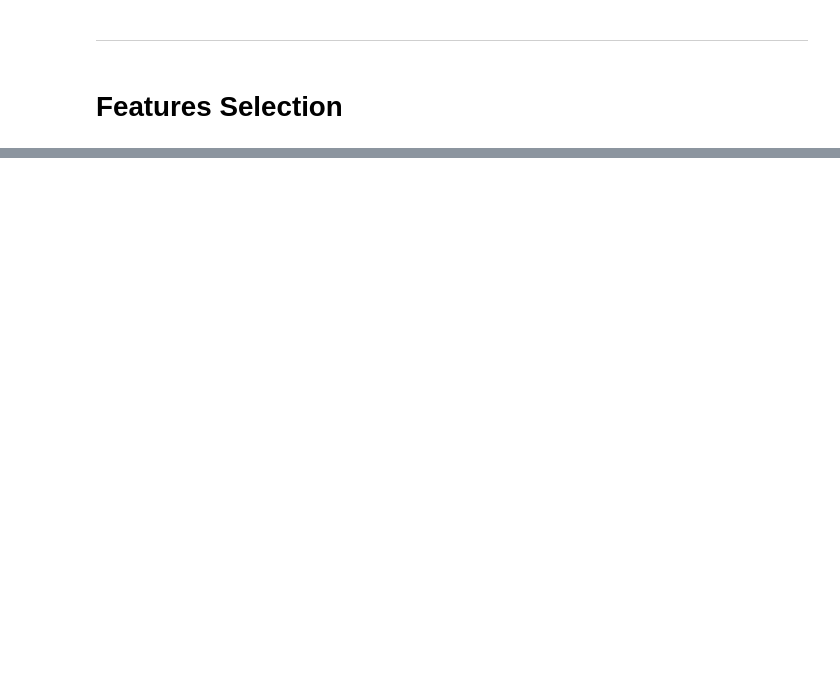
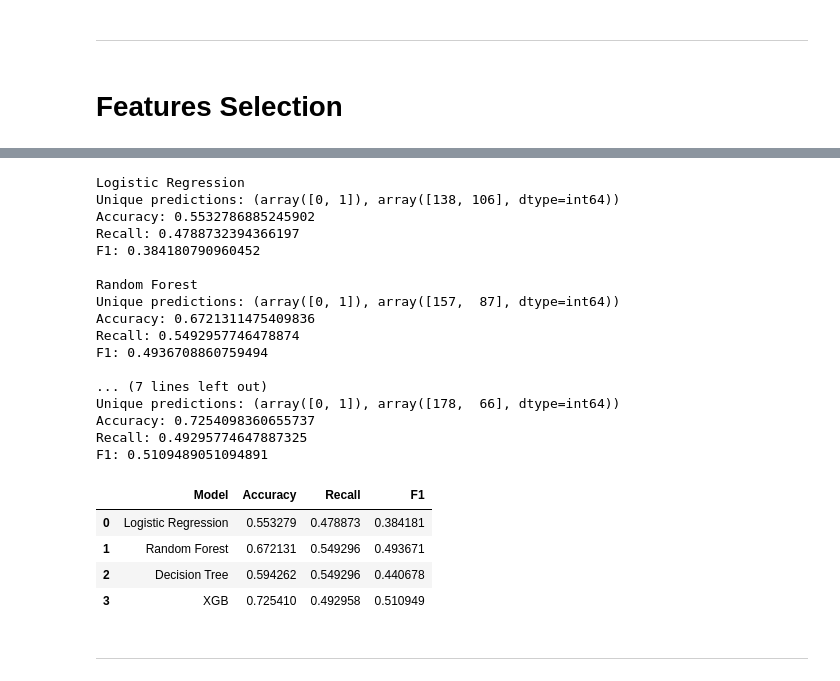
Before and after one commit to HenryJKS/kaggle-cases, a Jupyter notebook: MTN Nigeria Customer Churn/MTN Nigeria Customer Church - Classification.ipynb, the cells around one changed output, grey strips where cells are left out. Drawn from its saved outputs; the diff is of its cells as text; code cells hidden in the pictures; blank space fills up the shorter version.

Commit message:
selection features

```diff
--- a/MTN Nigeria Customer Churn/MTN Nigeria Customer Church - Classification.ipynb
+++ b/MTN Nigeria Customer Churn/MTN Nigeria Customer Church - Classification.ipynb
@@ -495,0 +407,7 @@ F1: 1.0
+# %%
+index = []
+for i in range(len(importance)):
+    if importance[i] > 0.05:
+        index.append(i)
+
+index
@@ -495,0 +424,13 @@ F1: 1.0
+# %%
+X_features_selection = df[columns[index]].values
+# %%
+X_train, X_test, y_train, y_test = train_test_split(X_features_selection, y_features_selection, random_state=42, shuffle=True, stratify=y)
+
+scaler = StandardScaler()
+
+X_train_scaler = scaler.fit_transform(X_train)
+X_test_scaler = scaler.transform(X_test)
+
+smote = SMOTE(sampling_strategy='minority', random_state=42, k_neighbors=5)
+
+X_train_scaler_smote, y_train_smote = smote.fit_resample(X_train_scaler, y_train)
@@ -495,0 +442,60 @@ F1: 1.0
+# %%
+models = {
+    'Logistic Regression': LogisticRegression(),
+    'Random Forest': RandomForestClassifier(n_estimators=100, max_depth=5),
+    'Decision Tree': DecisionTreeClassifier(max_depth=5),
+    'XGB': XGBClassifier(objective='binary:logistic', n_estimators=100, max_depth=5)
+}
+
+metrics_features_selection = []
+
+for name, model in models.items():
+    model.fit(X_train_scaler_smote, y_train_smote)
+
+    pred = model.predict(X_test_scaler)
+
+    print(f"\n{name}")
+    print("Unique predictions:", np.unique(pred, return_counts=True))
+    print("Accuracy:", accuracy_score(y_test, pred))
+    print("Recall:", recall_score(y_test, pred))
+    print("F1:", f1_score(y_test, pred))
+
+    accuracy = accuracy_score(y_test, pred)
+    recall = recall_score(y_test, pred)
+    f1 = f1_score(y_test, pred)
+
+    metrics_features_selection.append({
+        'Model': name,
+        'Accuracy': accuracy,
+        'Recall': recall,
+        'F1': f1
+    })
+
+metrics_features_selection_df = pd.DataFrame(metrics_features_selection)
+
+metrics_features_selection_df
+# %% [output]
+Logistic Regression
+Unique predictions: (array([0, 1]), array([138, 106], dtype=int64))
+Accuracy: 0.5532786885245902
+Recall: 0.4788732394366197
+F1: 0.384180790960452
+
+Random Forest
+Unique predictions: (array([0, 1]), array([157,  87], dtype=int64))
+Accuracy: 0.6721311475409836
+Recall: 0.5492957746478874
+F1: 0.4936708860759494
+
+... (7 lines left out)
+Unique predictions: (array([0, 1]), array([178,  66], dtype=int64))
+Accuracy: 0.7254098360655737
+Recall: 0.49295774647887325
+F1: 0.5109489051094891
+|  | Model | Accuracy | Recall | F1 |
+| 0 | Logistic Regression | 0.553279 | 0.478873 | 0.384181 |
+| 1 | Random Forest | 0.672131 | 0.549296 | 0.493671 |
+| 2 | Decision Tree | 0.594262 | 0.549296 | 0.440678 |
+| 3 | XGB | 0.725410 | 0.492958 | 0.510949 |
+# %% [markdown]
+---
```
Also changed, not shown: parts of 22 cells of this notebook.
